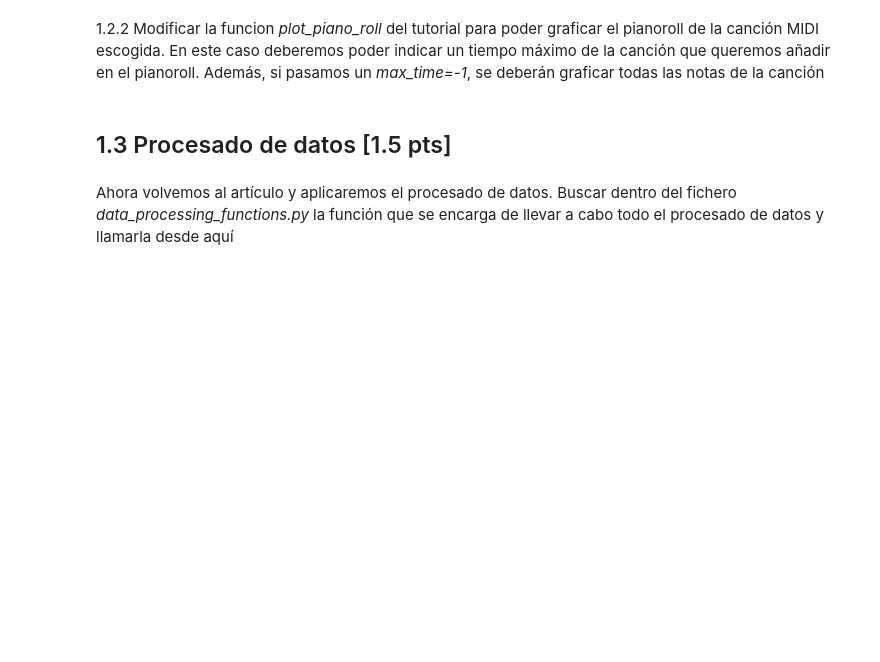
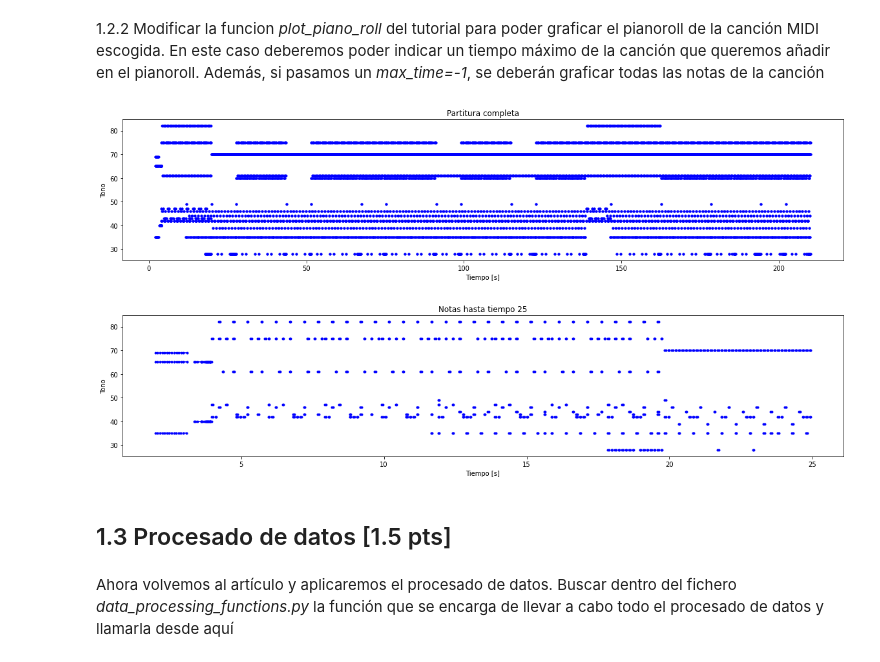
Before and after one commit to mtablado/uoc2022_deeplearning_pec3, a Jupyter notebook: 2021-2_M2.875_PEC3_Enunciado.ipynb, the cells around one changed output. Cells and saved outputs as stored; diff of their text form; code cells hidden in the pictures; blank space fills up the shorter version.

```diff
--- a/2021-2_M2.875_PEC3_Enunciado.ipynb
+++ b/2021-2_M2.875_PEC3_Enunciado.ipynb
@@ -68,8 +171,34 @@ En esta sección vamos a entender un poco mejor la información que contiene un
 # %% [markdown]
 1.2.2 Modificar la funcion *plot_piano_roll* del tutorial para poder graficar el pianoroll de la canción MIDI escogida. En este caso deberemos poder indicar un tiempo máximo de la canción que queremos añadir en el pianoroll. Además, si pasamos un *max_time=-1*, se deberán graficar todas las notas de la canción
-# %%
-def plot_piano_roll(...):
-  pass
+# %%
+def plot_piano_roll(notes: pd.DataFrame, max_time: int = -1):
+  if max_time == -1:
+    title = f'Partitura completa'
+  else:
+    title = f'Notas hasta tiempo {max_time}'
+
+  plt.figure(figsize=(20, 4))
+
+  if max_time == -1:
+    max_notes = notes
+  else:
+    max_notes = notes[notes['fin'] <= max_time]
+
+  plot_pitch = np.stack([max_notes['tono'], max_notes['tono']], axis=0)
+  plot_start_stop = np.stack([max_notes['inicio'], max_notes['fin']], axis=0)
+
+  plt.plot(
+    plot_start_stop[:, :], plot_pitch[:, :], color="b", marker=".")
+
+  plt.xlabel('Tiempo [s]')
+  plt.ylabel('Tono')
+  _ = plt.title(title)
+
+plot_piano_roll(raw_notes, -1)
+plot_piano_roll(raw_notes, 25)
+# %% [output]
+[figure, added]
+[figure, added]
 # %% [markdown]
 ## 1.3 Procesado de datos [1.5 pts]
 # %% [markdown]
```
Also changed, not shown: parts of 6 cells of this notebook.
